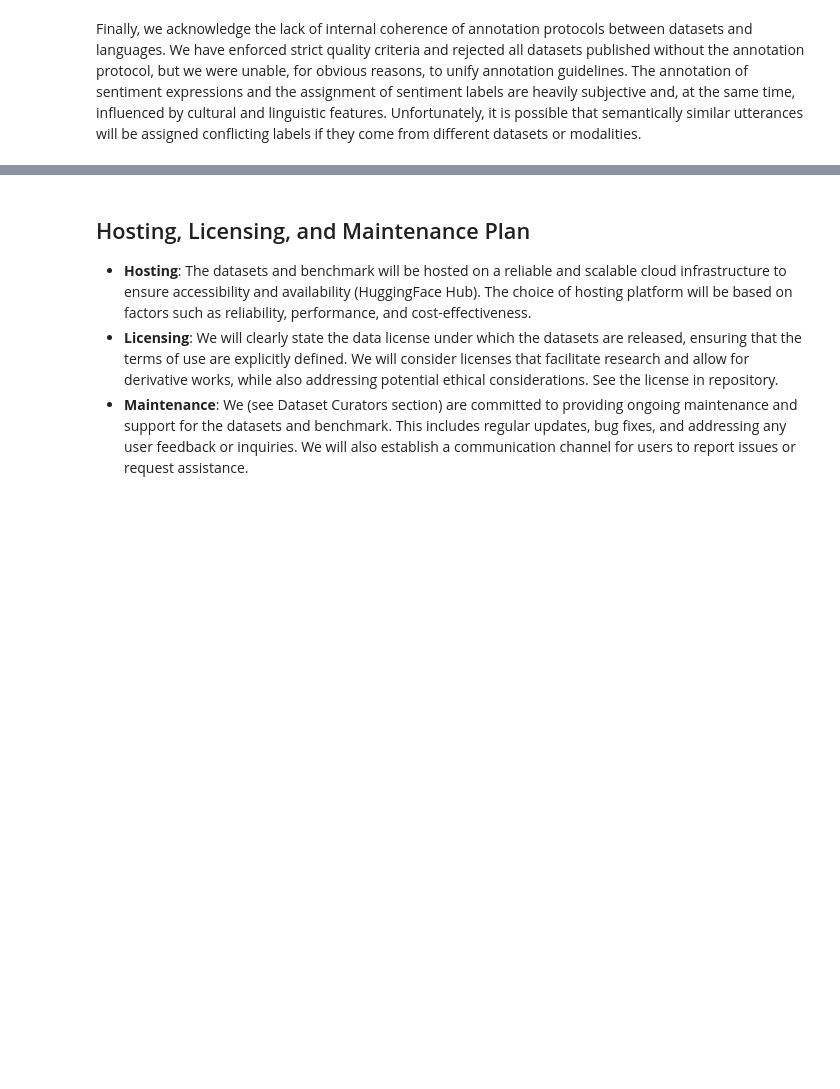
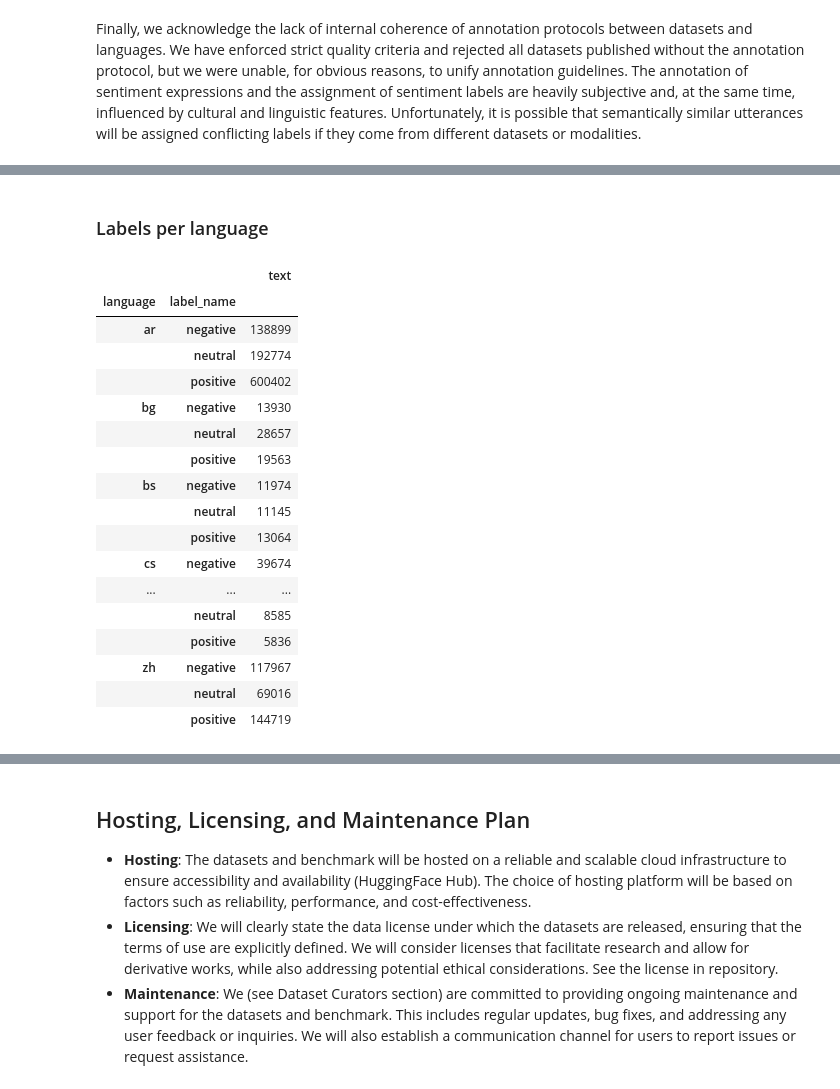
Before and after one commit to Brand24-AI/mms_benchmark, a Jupyter notebook: nbs/00_dataset_card.ipynb, the cells around one changed output, grey strips where cells are left out. Drawn from its saved outputs; the diff is of its cells as text; code cells hidden in the pictures; blank space fills up the shorter version.

```diff
--- a/nbs/00_dataset_card.ipynb
+++ b/nbs/00_dataset_card.ipynb
@@ -125,0 +266,24 @@ TBD
+# %% [markdown]
+### Labels per language
+# %%
+#| eval: false
+pd.DataFrame(mms_dataset_df.groupby(by=["language", "label_name"]).count()["text"])
+# %% [output]
+|  |  | text |
+| language | label_name |  |
+| ar | negative | 138899 |
+|  | neutral | 192774 |
+|  | positive | 600402 |
+| bg | negative | 13930 |
+|  | neutral | 28657 |
+|  | positive | 19563 |
+| bs | negative | 11974 |
+|  | neutral | 11145 |
+|  | positive | 13064 |
+| cs | negative | 39674 |
+| ... | ... | ... |
+|  | neutral | 8585 |
+|  | positive | 5836 |
+| zh | negative | 117967 |
+|  | neutral | 69016 |
+|  | positive | 144719 |
```
Also changed, not shown: parts of 22 cells of this notebook.
